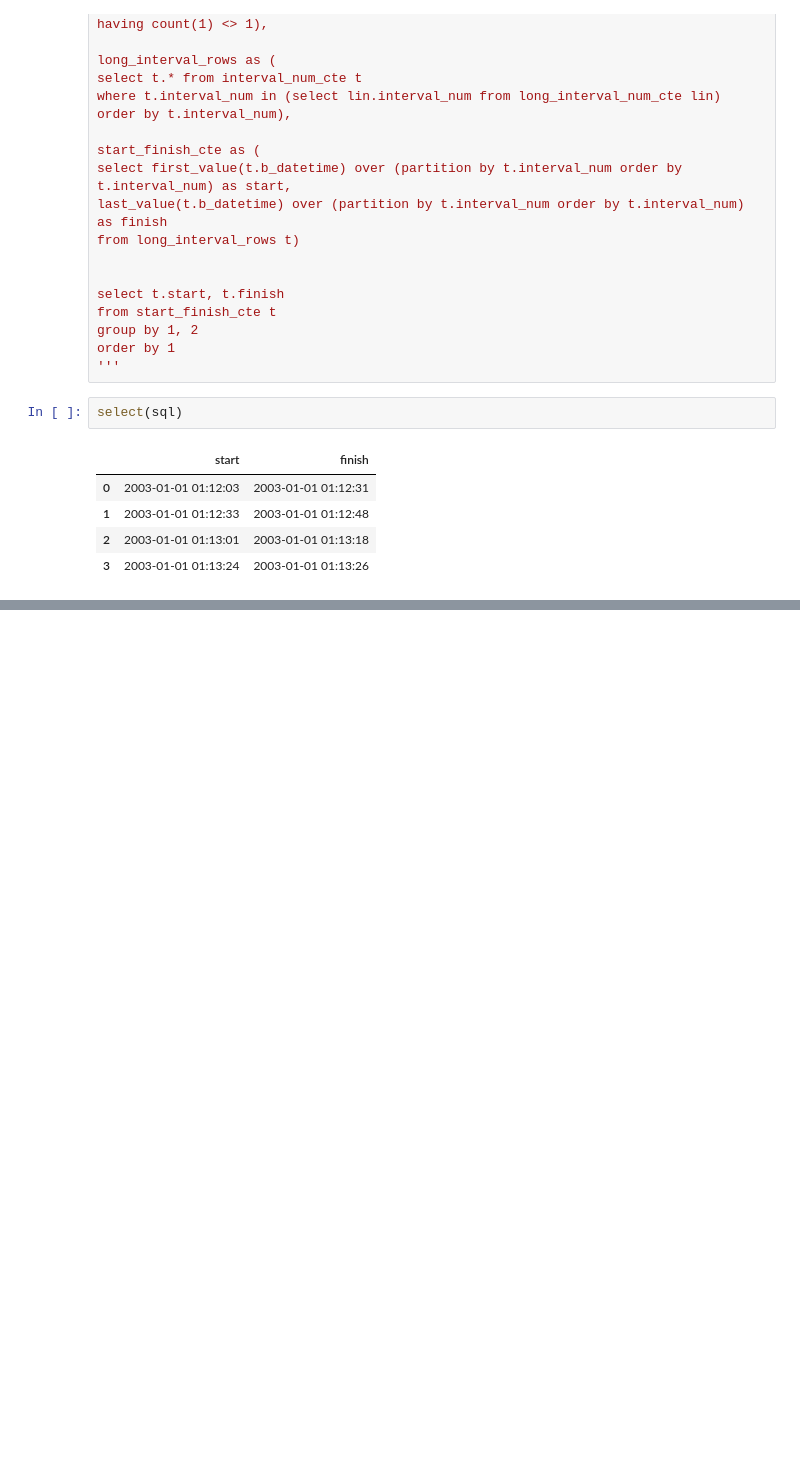
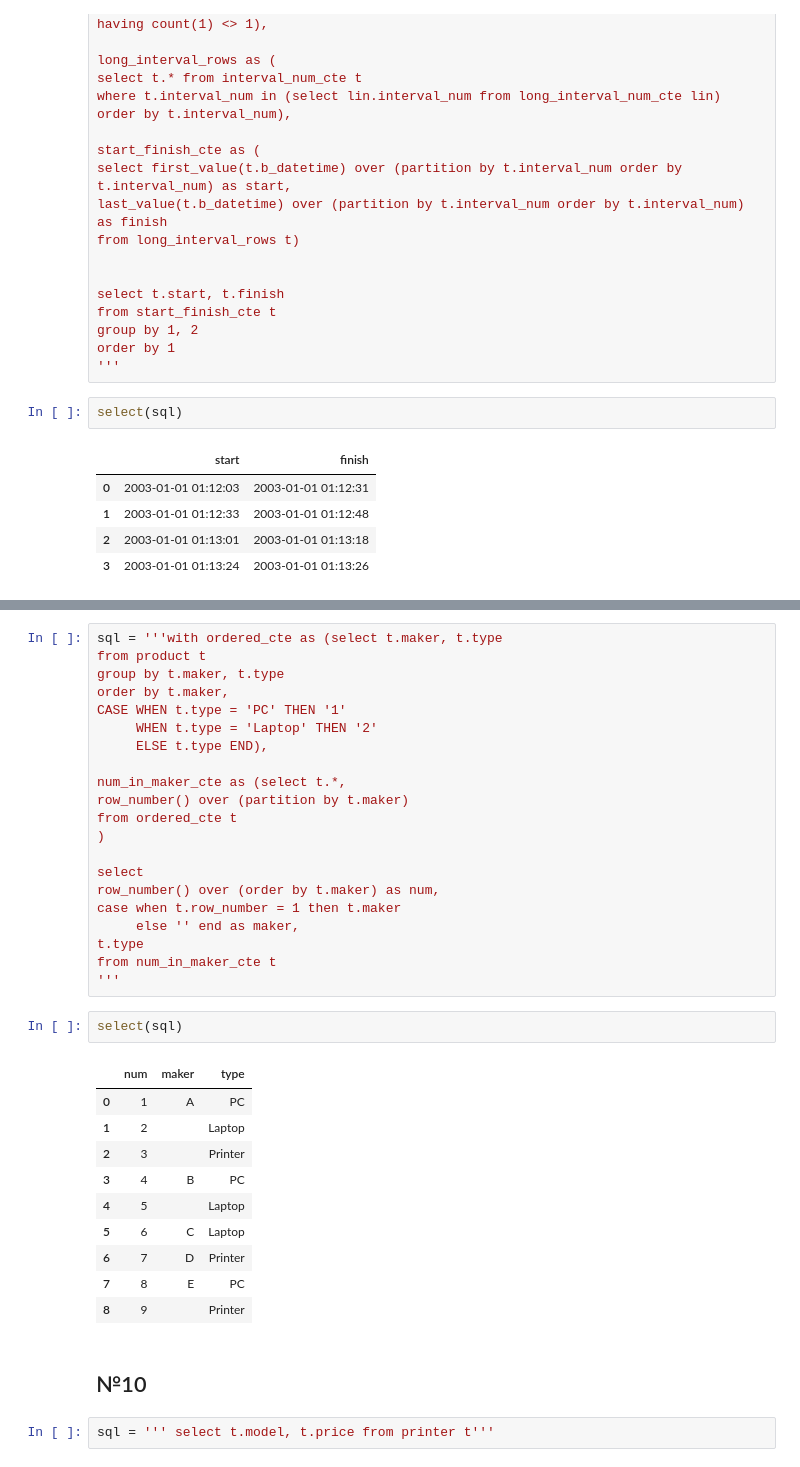
Before and after one commit to SlvrSky/sql_training, a Jupyter notebook: sql_ex_postgres_practice.ipynb, the cells around one changed output, grey strips where cells are left out. Drawn from its saved outputs; the diff is of its cells as text; blank space fills up the shorter version.

```diff
--- a/sql_ex_postgres_practice.ipynb
+++ b/sql_ex_postgres_practice.ipynb
@@ -762,0 +867,38 @@ select(sql)
+# %%
+sql = '''with ordered_cte as (select t.maker, t.type
+from product t
+group by t.maker, t.type
+order by t.maker,
+CASE WHEN t.type = 'PC' THEN '1'
+     WHEN t.type = 'Laptop' THEN '2'
+     ELSE t.type END),
+
+num_in_maker_cte as (select t.*,
+row_number() over (partition by t.maker)
+from ordered_cte t
+)
+
+select
+row_number() over (order by t.maker) as num,
+case when t.row_number = 1 then t.maker
+     else '' end as maker,
+t.type
+from num_in_maker_cte t
+'''
+# %%
+select(sql)
+# %% [output]
+|  | num | maker | type |
+| 0 | 1 | A | PC |
+| 1 | 2 |  | Laptop |
+| 2 | 3 |  | Printer |
+| 3 | 4 | B | PC |
+| 4 | 5 |  | Laptop |
+| 5 | 6 | C | Laptop |
+| 6 | 7 | D | Printer |
+| 7 | 8 | E | PC |
+| 8 | 9 |  | Printer |
+# %% [markdown]
+## №10
+# %%
+sql = ''' select t.model, t.price from printer t'''
```
Also changed, not shown: parts of 18 cells of this notebook, 1 other file.
